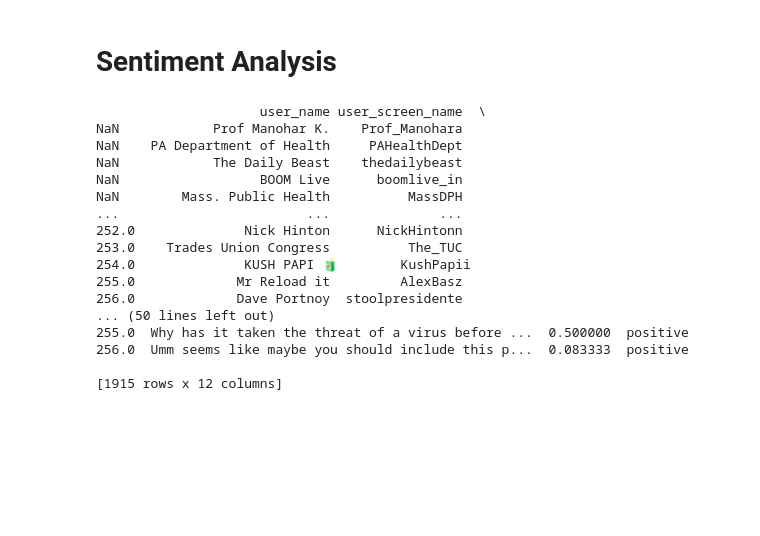
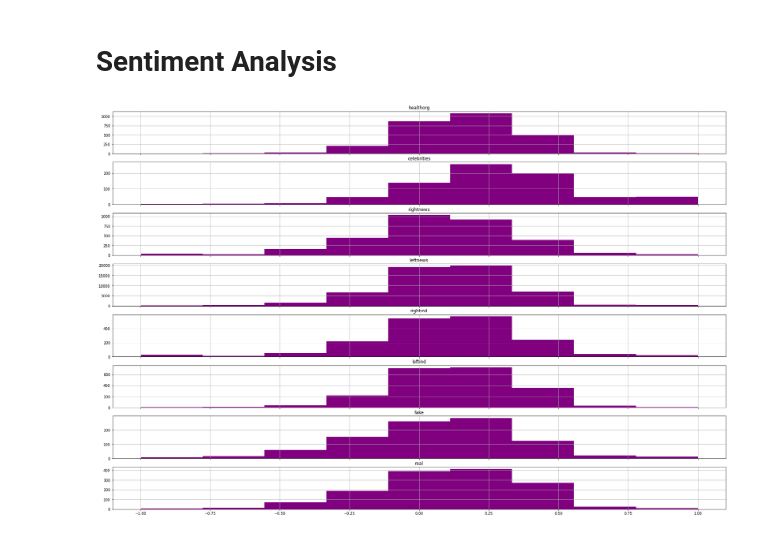
Before and after one commit to jennifertramsu/bdc2021, a Jupyter notebook: Datasets/sentiment.ipynb, the cells around one changed output. Saved outputs shown, nothing was run; the diff lists cells and outputs as text; code cells hidden in the pictures; blank space fills up the shorter version.

Commit message:
sentiment histograms?

```diff
--- a/Datasets/sentiment.ipynb
+++ b/Datasets/sentiment.ipynb
@@ -11,5 +13,6 @@ import pandas as pd
 from sentiment_helpers import *
 # %%
+# update as more files are added
 
 path = "Processed/"
 
@@ -52,23 +55,3 @@ fake = sentimentanalysis(fake, 'text')
 
 real = pd.read_excel(path + "real.xlsx", index_col=0)
 real = sentimentanalysis(real, 'text')
-
-print(real)
-# %% [output]
-                     user_name user_screen_name  \
-NaN            Prof Manohar K.    Prof_Manohara
-NaN    PA Department of Health     PAHealthDept
-NaN            The Daily Beast    thedailybeast
-NaN                  BOOM Live      boomlive_in
-NaN        Mass. Public Health          MassDPH
-...                        ...              ...
-252.0              Nick Hinton      NickHintonn
-253.0    Trades Union Congress          The_TUC
-254.0              KUSH PAPI 🧃        KushPapii
-255.0             Mr Reload it         AlexBasz
-256.0             Dave Portnoy  stoolpresidente
-... (50 lines left out)
-255.0  Why has it taken the threat of a virus before ...  0.500000  positive
-256.0  Umm seems like maybe you should include this p...  0.083333  positive
-
-[1915 rows x 12 columns]
@@ -76,0 +58,14 @@ NaN        Mass. Public Health          MassDPH
+# %%
+# histogram for overall sentiment
+
+files = [healthorg, celebrities, rightnews, leftnews, rightind, leftind, fake, real]
+names = ['healthorg', 'celebrities', 'rightnews', 'leftnews', 'rightind', 'leftind', 'fake', 'real']
+
+fig, axes = plt.subplots(8, 1, figsize=[30, 20], sharex=True)
+bins = np.linspace(-1, 1, 10)
+for i in range(len(files)):
+    col = files[i][files[i].polarity != 0].polarity
+    col.hist(bins=bins, ax=axes[i], color="purple")
+    axes[i].set_title(names[i])
+# %% [output]
+[figure, added]
```
Also changed, not shown: parts of 3 cells of this notebook.
